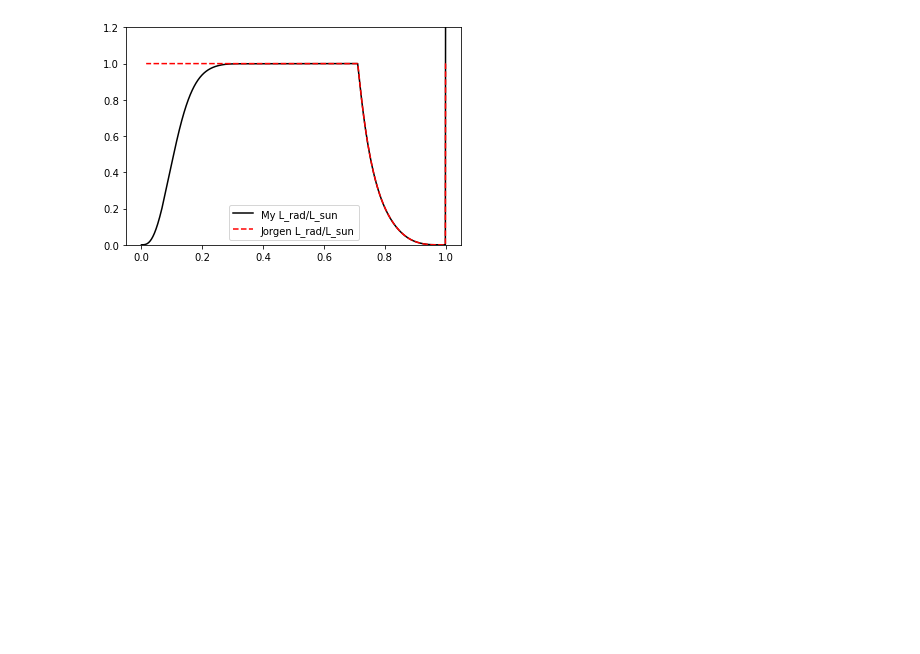
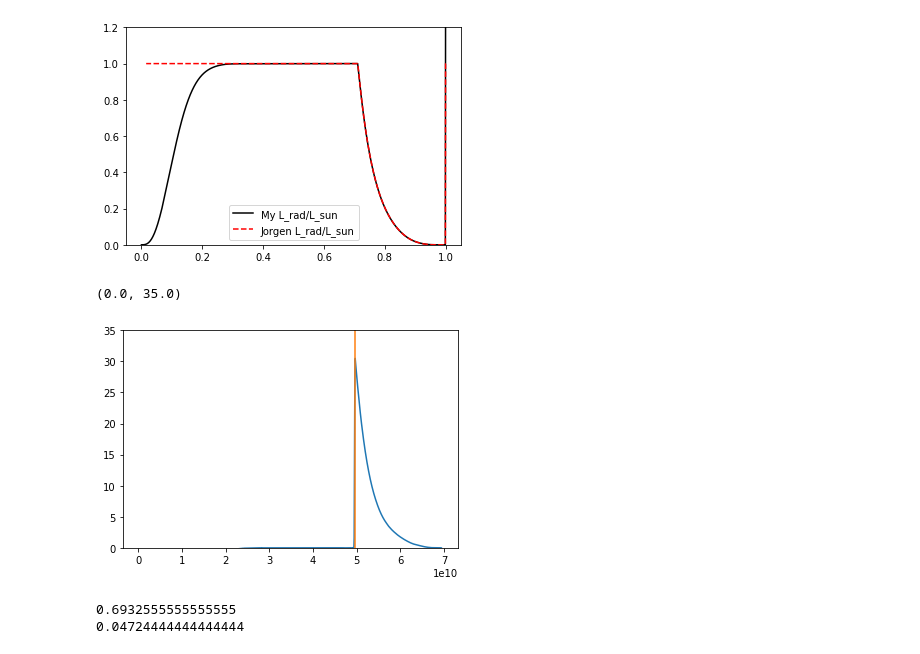
Before and after one commit to illorenzo7/Research_Notes, a Jupyter notebook: Model_S/Text_to_Binary.ipynb, the cells around one changed output. Cells and saved outputs as stored; diff of their text form; code cells hidden in the pictures; blank space fills up the shorter version.

Commit message:
added tachocline params to my model S binary

```diff
--- a/Model_S/Text_to_Binary.ipynb
+++ b/Model_S/Text_to_Binary.ipynb
@@ -331,6 +331,26 @@ plt.legend()
 # %%
 # this must be because Jorgen divided by the constant L_sun
 # anyway, I think everything works
+# %%
+# also compute a volumetric heating
+floc = di.frad/4/np.pi/di.rr**2
+di.heat = - (np.gradient(floc, di.rr) + (2/di.rr)*floc)
+plt.plot(di.rr, di.heat)
+plt.plot(di.rbcz + np.zeros(100), np.linspace(0,35, 100))
+plt.ylim(0,35)
+# %% [output]
+(0.0, 35.0)
+[figure, added]
+# %%
+# last thing... take Howe 2009, p. 32, Table 2 and get location and width of tachocline
+di.rtach = di.rsun*np.mean(np.array([0.692, 0.68, 0.705, 0.6947, 0.695, 0.691, 0.693, 0.697, 0.6916]))
+di.dtach = di.rsun*np.mean(np.array([0.09, 0.12, 0.0480, 0.033, 0.05, 0.01, 0.039, 0.019, 0.0162]))
+
+print(di.rtach/di.rsun)
+print(di.dtach/di.rsun)
+# %% [output]
+0.6932555555555555
+0.04724444444444444
 # %%
 # OK, convert everything to binary
 f = open("Model_S.pkl", "wb")
```
Also changed, not shown: 2 other files.
